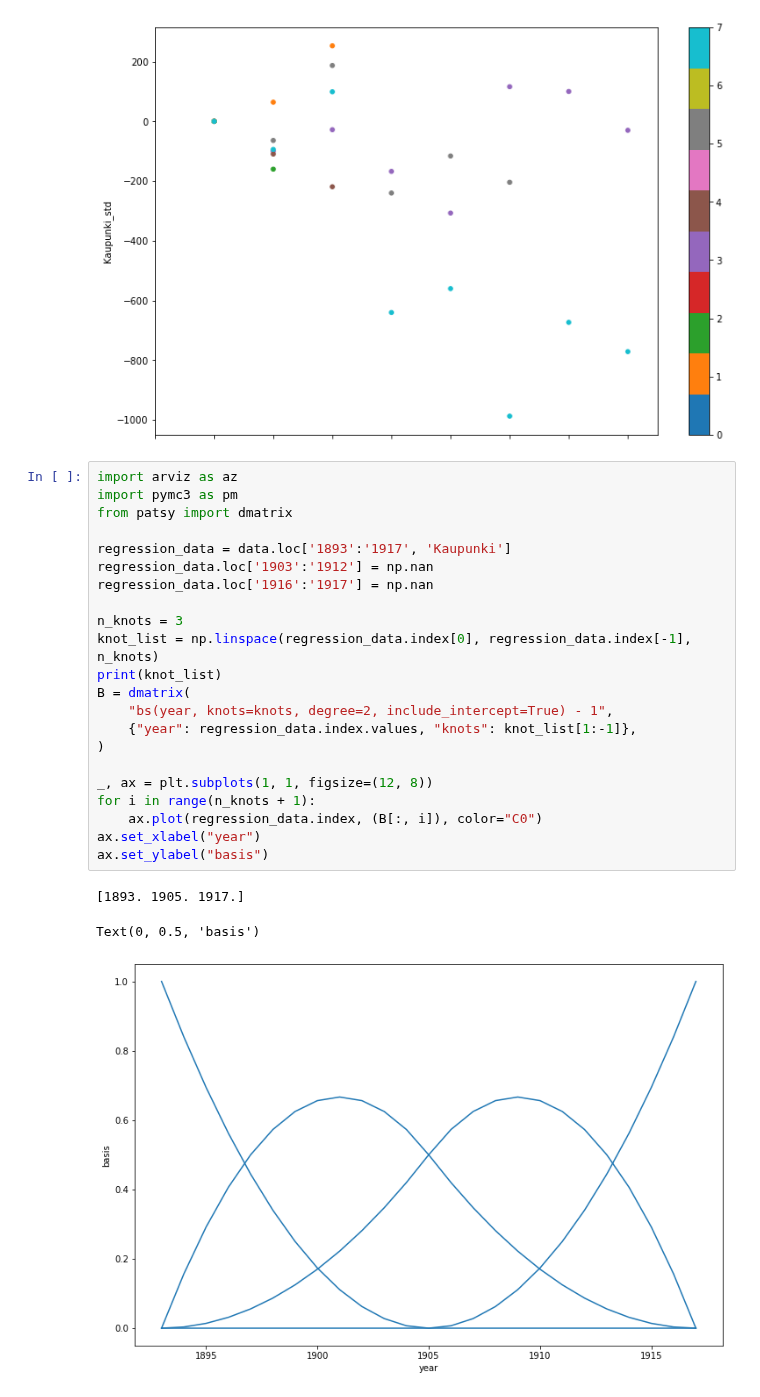
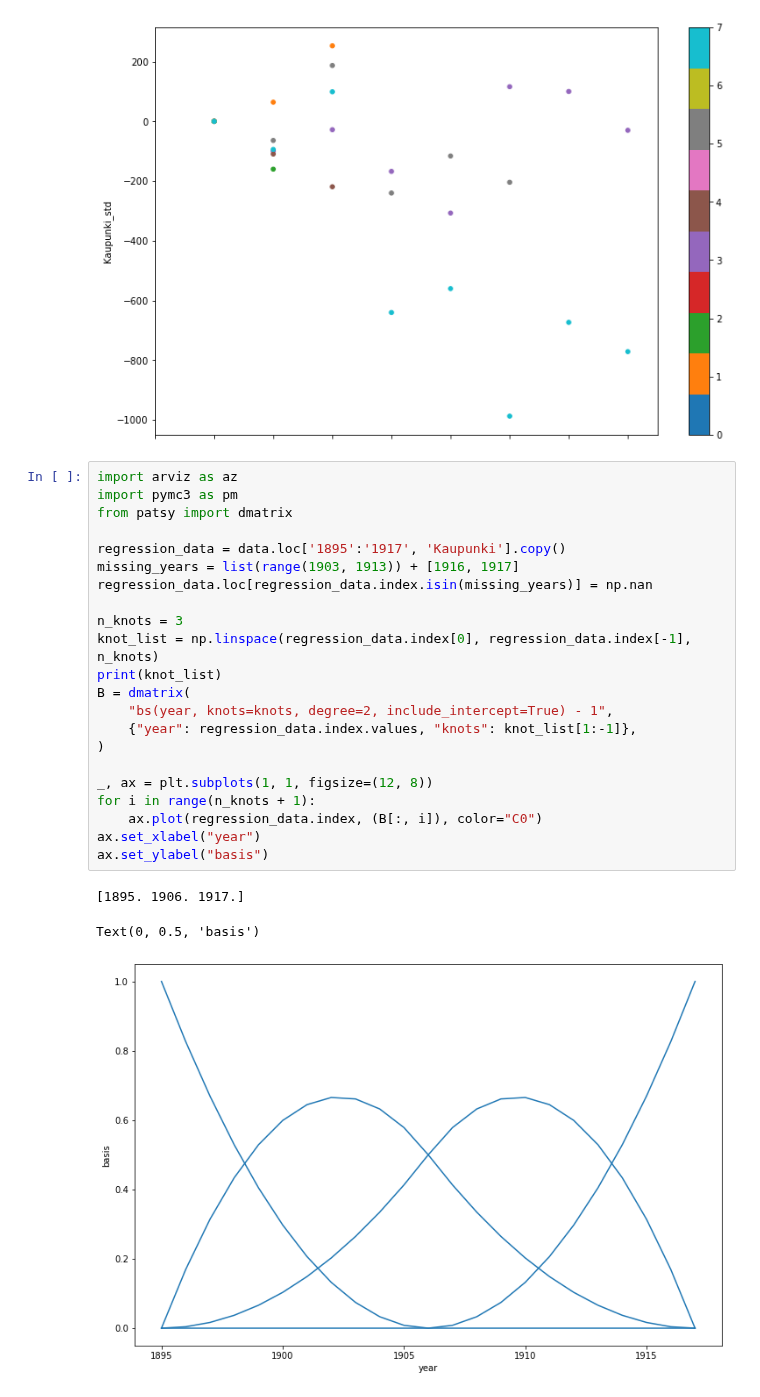
Before and after one commit to AnttiHaerkoenen/vyborg_orthodox, a Jupyter notebook: notebooks/missing_orthodox.ipynb, the cells around one changed output. Saved outputs shown, nothing was run; the diff lists cells and outputs as text.

```diff
--- a/notebooks/missing_orthodox.ipynb
+++ b/notebooks/missing_orthodox.ipynb
@@ -178,29 +178,29 @@ data.drop(columns=['Henkikirjoittaja'], inplace=True)
 # %%
 import arviz as az
 import pymc3 as pm
 from patsy import dmatrix
 
-regression_data = data.loc['1893':'1917', 'Kaupunki']
-regression_data.loc['1903':'1912'] = np.nan
-regression_data.loc['1916':'1917'] = np.nan
+regression_data = data.loc['1895':'1917', 'Kaupunki'].copy()
+missing_years = list(range(1903, 1913)) + [1916, 1917]
+regression_data.loc[regression_data.index.isin(missing_years)] = np.nan
 
 n_knots = 3
 knot_list = np.linspace(regression_data.index[0], regression_data.index[-1], n_knots)
 print(knot_list)
 B = dmatrix(
     "bs(year, knots=knots, degree=2, include_intercept=True) - 1",
     {"year": regression_data.index.values, "knots": knot_list[1:-1]},
 )
 
 _, ax = plt.subplots(1, 1, figsize=(12, 8))
 for i in range(n_knots + 1):
     ax.plot(regression_data.index, (B[:, i]), color="C0")
 ax.set_xlabel("year")
 ax.set_ylabel("basis")
 # %% [output]
-[1893. 1905. 1917.]
+[1895. 1906. 1917.]
 Text(0, 0.5, 'basis')
-[figure, old version]
+[figure, new version]
 # %%
 with pm.Model() as model:
     a = pm.Normal("a", 1200, 50)
```
Also changed, not shown: parts of 2 cells of this notebook, 1 other file.
